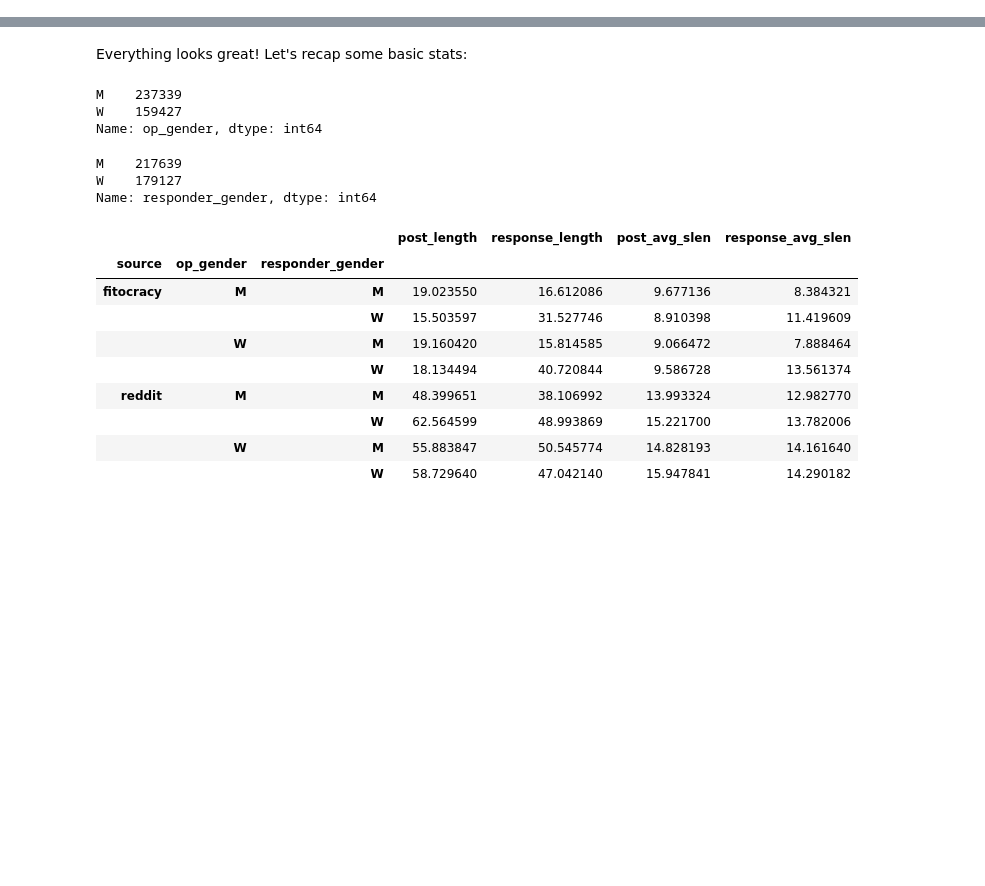
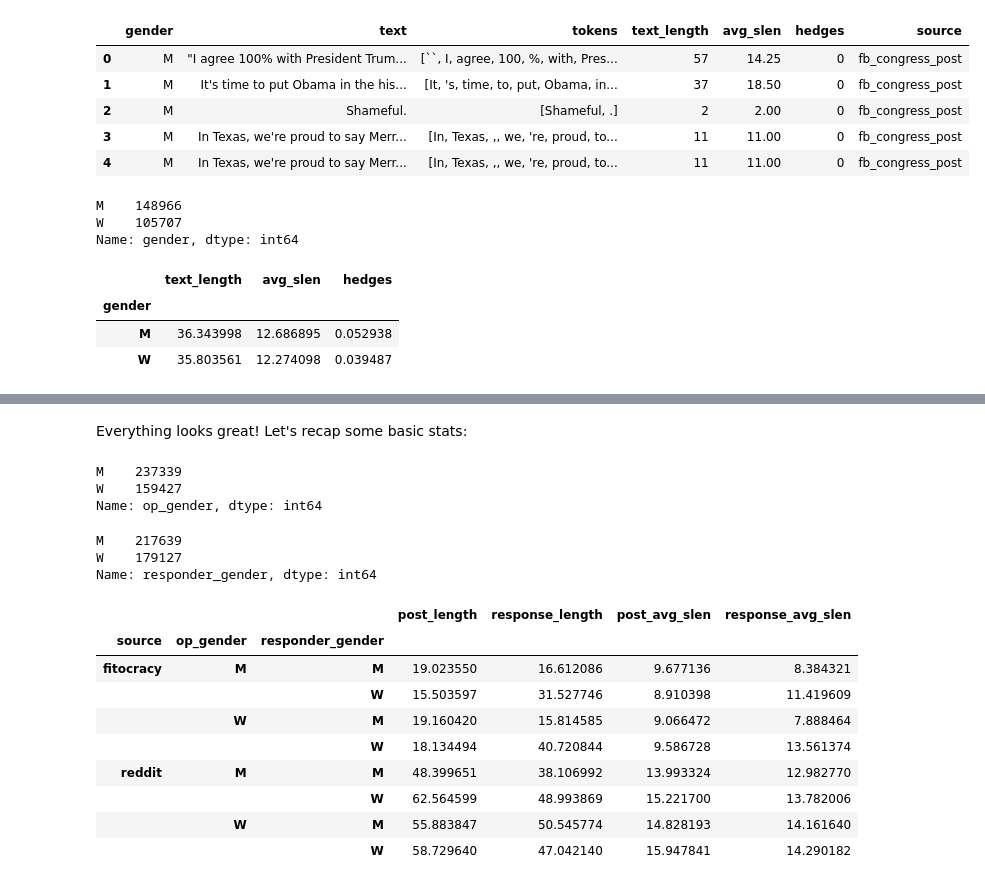
Before and after one commit to Data-Science-for-Linguists-2019/Gendered-Interaction-Online, a Jupyter notebook: machine_learning.ipynb, the cells around one changed output, grey strips where cells are left out. Saved outputs shown, nothing was run; the diff lists cells and outputs as text; code cells hidden in the pictures; blank space fills up the shorter version.

Commit message:
added new gender df file to analysis

```diff
--- a/machine_learning.ipynb
+++ b/machine_learning.ipynb
@@ -8,0 +12,25 @@ import pandas as pd
+# %%
+all_posts_responses = pd.read_pickle("all_posts_responses.pkl")
+all_posts_responses.head()
+# %% [output]
+|  | gender | text | tokens | text_length | avg_slen | hedges | source |
+| 0 | M | "I agree 100% with President Trum... | [``, I, agree, 100, %, with, Pres... | 57 | 14.25 | 0 | fb_congress_post |
+| 1 | M | It's time to put Obama in the his... | [It, 's, time, to, put, Obama, in... | 37 | 18.50 | 0 | fb_congress_post |
+| 2 | M | Shameful. | [Shameful, .] | 2 | 2.00 | 0 | fb_congress_post |
+| 3 | M | In Texas, we're proud to say Merr... | [In, Texas, ,, we, 're, proud, to... | 11 | 11.00 | 0 | fb_congress_post |
+| 4 | M | In Texas, we're proud to say Merr... | [In, Texas, ,, we, 're, proud, to... | 11 | 11.00 | 0 | fb_congress_post |
+# %%
+# gender distribution
+all_posts_responses.gender.value_counts()
+# %% [output]
+M    148966
+W    105707
+Name: gender, dtype: int64
+# %%
+# group by gender
+all_posts_responses.groupby('gender')['text_length', 'avg_slen', 'hedges'].mean()
+# %% [output]
+|  | text_length | avg_slen | hedges |
+| gender |  |  |  |
+| M | 36.343998 | 12.686895 | 0.052938 |
+| W | 35.803561 | 12.274098 | 0.039487 |
```
Also changed, not shown: parts of 12 cells of this notebook.
